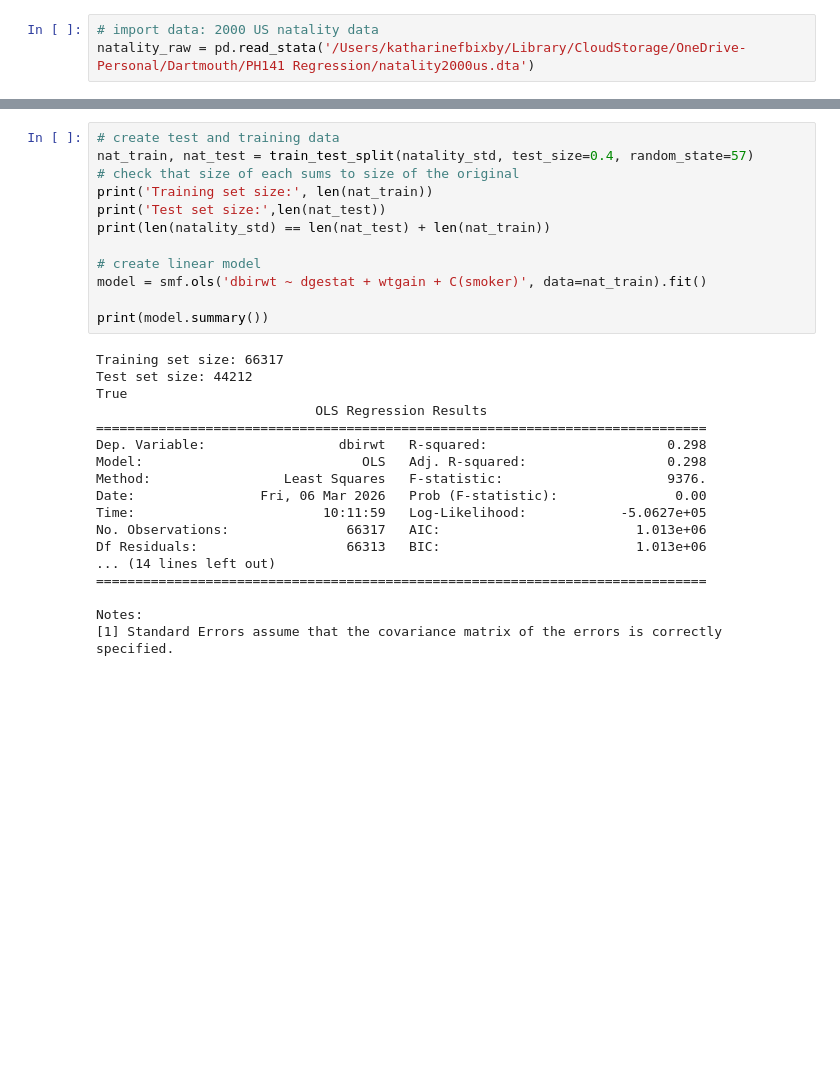
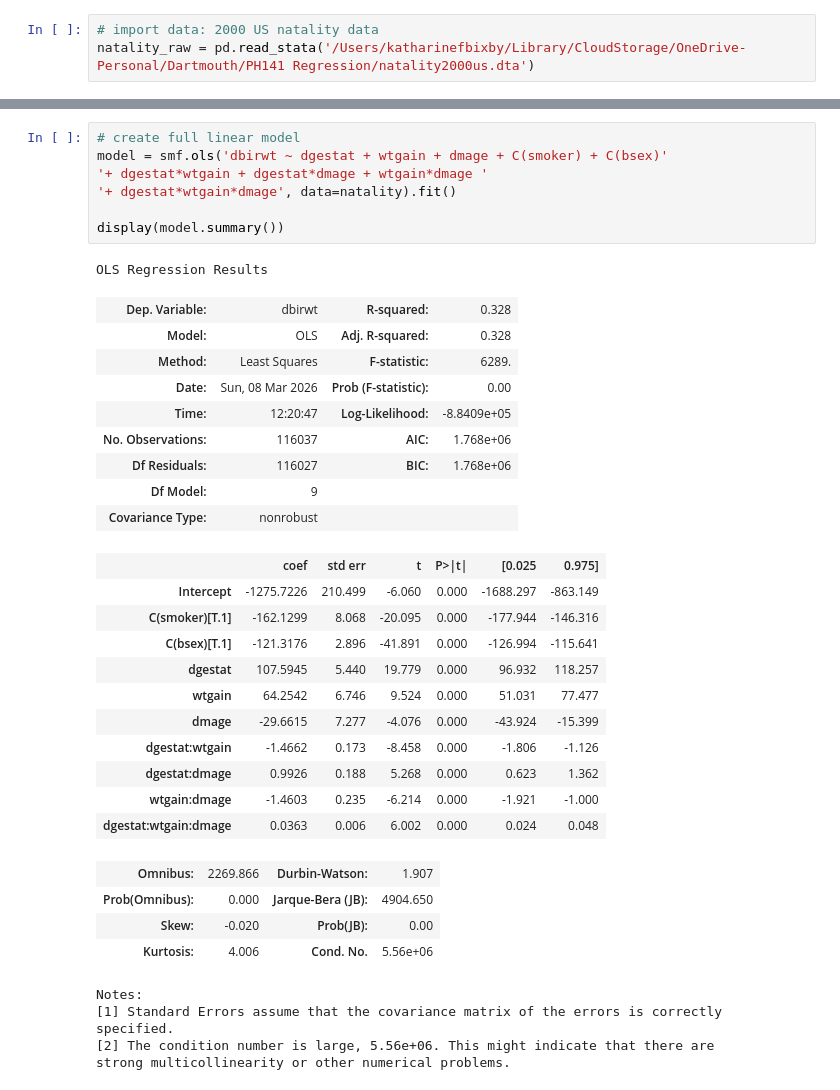
Before and after one commit to k8bixby/Jean, a Jupyter notebook: BirthWeightModel_Multiple.ipynb, the cells around one changed output, grey strips where cells are left out. Cells and saved outputs as stored; diff of their text form; blank space fills up the shorter version.

```diff
--- a/BirthWeightModel_Multiple.ipynb
+++ b/BirthWeightModel_Multiple.ipynb
@@ -110,30 +109,37 @@ plt.show()
-# %%
-# create test and training data
-nat_train, nat_test = train_test_split(natality_std, test_size=0.4, random_state=57)
-# check that size of each sums to size of the original
-print('Training set size:', len(nat_train))
-print('Test set size:',len(nat_test))
-print(len(natality_std) == len(nat_test) + len(nat_train))
-
-# create linear model
-model = smf.ols('dbirwt ~ dgestat + wtgain + C(smoker)', data=nat_train).fit()
-
-print(model.summary())
-# %% [output]
-Training set size: 66317
-Test set size: 44212
-True
-                            OLS Regression Results
-==============================================================================
-Dep. Variable:                 dbirwt   R-squared:                       0.298
-Model:                            OLS   Adj. R-squared:                  0.298
-Method:                 Least Squares   F-statistic:                     9376.
-Date:                Fri, 06 Mar 2026   Prob (F-statistic):               0.00
-Time:                        10:11:59   Log-Likelihood:            -5.0627e+05
-No. Observations:               66317   AIC:                         1.013e+06
-Df Residuals:                   66313   BIC:                         1.013e+06
-... (14 lines left out)
-==============================================================================
-
-Notes:
-[1] Standard Errors assume that the covariance matrix of the errors is correctly specified.
+# %%
+# create full linear model
+model = smf.ols('dbirwt ~ dgestat + wtgain + dmage + C(smoker) + C(bsex)'
+'+ dgestat*wtgain + dgestat*dmage + wtgain*dmage '
+'+ dgestat*wtgain*dmage', data=natality).fit()
+
+display(model.summary())
+# %% [output]
+OLS Regression Results
+| Dep. Variable: | dbirwt | R-squared: | 0.328 |
+| Model: | OLS | Adj. R-squared: | 0.328 |
+| Method: | Least Squares | F-statistic: | 6289. |
+| Date: | Sun, 08 Mar 2026 | Prob (F-statistic): | 0.00 |
+| Time: | 12:20:47 | Log-Likelihood: | -8.8409e+05 |
+| No. Observations: | 116037 | AIC: | 1.768e+06 |
+| Df Residuals: | 116027 | BIC: | 1.768e+06 |
+| Df Model: | 9 |  |  |
+| Covariance Type: | nonrobust |  |  |
+|  | coef | std err | t | P>|t| | [0.025 | 0.975] |
+| Intercept | -1275.7226 | 210.499 | -6.060 | 0.000 | -1688.297 | -863.149 |
+| C(smoker)[T.1] | -162.1299 | 8.068 | -20.095 | 0.000 | -177.944 | -146.316 |
+| C(bsex)[T.1] | -121.3176 | 2.896 | -41.891 | 0.000 | -126.994 | -115.641 |
+| dgestat | 107.5945 | 5.440 | 19.779 | 0.000 | 96.932 | 118.257 |
+| wtgain | 64.2542 | 6.746 | 9.524 | 0.000 | 51.031 | 77.477 |
+| dmage | -29.6615 | 7.277 | -4.076 | 0.000 | -43.924 | -15.399 |
+| dgestat:wtgain | -1.4662 | 0.173 | -8.458 | 0.000 | -1.806 | -1.126 |
+| dgestat:dmage | 0.9926 | 0.188 | 5.268 | 0.000 | 0.623 | 1.362 |
+| wtgain:dmage | -1.4603 | 0.235 | -6.214 | 0.000 | -1.921 | -1.000 |
+| dgestat:wtgain:dmage | 0.0363 | 0.006 | 6.002 | 0.000 | 0.024 | 0.048 |
+| Omnibus: | 2269.866 | Durbin-Watson: | 1.907 |
+| Prob(Omnibus): | 0.000 | Jarque-Bera (JB): | 4904.650 |
+| Skew: | -0.020 | Prob(JB): | 0.00 |
+| Kurtosis: | 4.006 | Cond. No. | 5.56e+06 |
+Notes:
+[1] Standard Errors assume that the covariance matrix of the errors is correctly specified.
+[2] The condition number is large, 5.56e+06. This might indicate that there are
+strong multicollinearity or other numerical problems.
```
Also changed, not shown: parts of 11 cells of this notebook.
